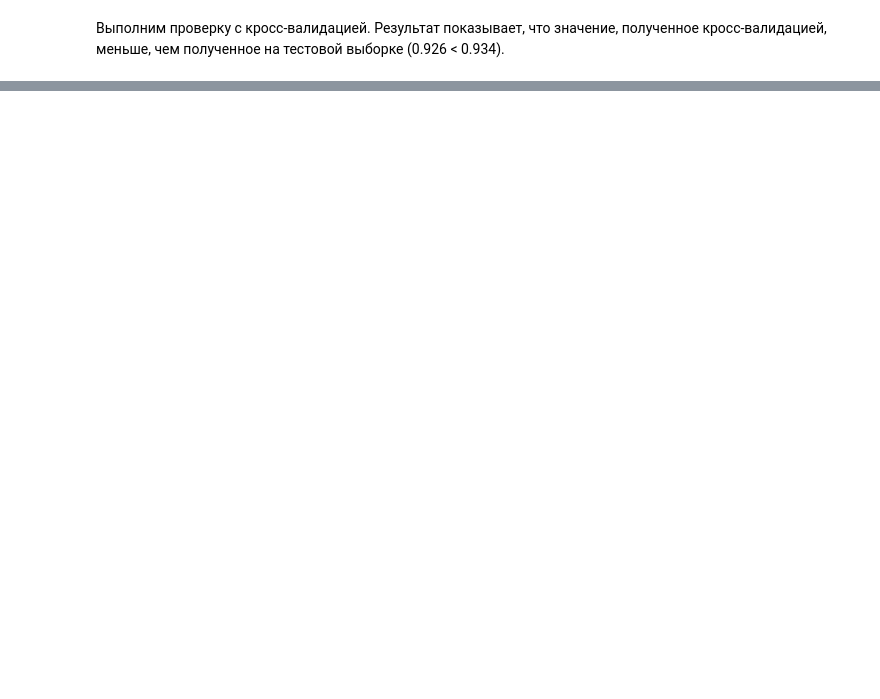
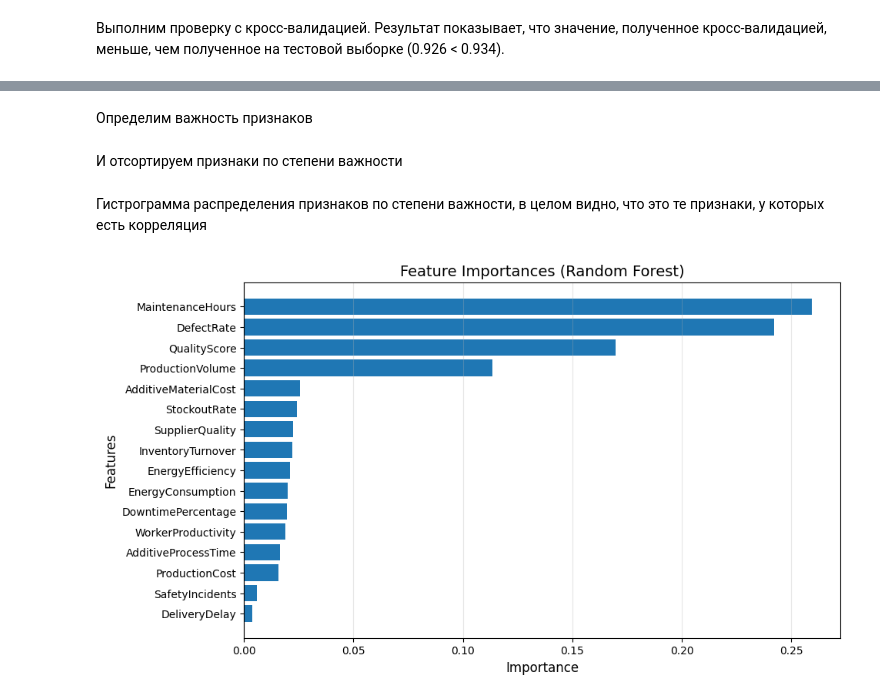
Before and after one commit to futoke/factory-ml, a Jupyter notebook: main.ipynb, the cells around one changed output, grey strips where cells are left out. Drawn from its saved outputs; the diff is of its cells as text; code cells hidden in the pictures; blank space fills up the shorter version.

```diff
--- a/main.ipynb
+++ b/main.ipynb
@@ -387,3 +407,7 @@ data_train, data_test, target_train, target_test = train_test_split(
+# %%
+scaler = StandardScaler()
+data_train = scaler.fit_transform(data_train)
+data_test = scaler.transform(data_test)
 # %% [markdown]
 ## Бейзлайн
 
@@ -434,0 +594,19 @@ np.float64(0.9260513416479188)
+# %%
+rf_model = RandomForestClassifier(
+    max_depth=None,
+    min_samples_leaf=1,
+    min_samples_split=20,
+    n_estimators=300
+)
+rf_model.fit(data_train, target_train)
+
+target_predict_rf = rf_model.predict(data_test)
+
+rf_accuracy = accuracy_score(target_test, target_predict_rf)
+rf_f1 = f1_score(target_test, target_predict_rf)
+
+print("Random Forest Model Performance:")
+print(f"Accuracy: {rf_accuracy:.4f}")
+print(f"F1 Score: {rf_f1:.4f}")
+print("\nClassification Report:")
+print(classification_report(target_test, target_predict_rf))
@@ -434,0 +783,24 @@ np.float64(0.9260513416479188)
+# %% [markdown]
+Определим важность признаков
+# %%
+feature_importances = rf_model.feature_importances_
+features = data.columns
+# %% [markdown]
+И отсортируем признаки по степени важности
+# %%
+sorted_indices = np.argsort(feature_importances)[::-1]
+sorted_features = features[sorted_indices]
+sorted_importances = feature_importances[sorted_indices]
+# %% [markdown]
+Гистрограмма распределения признаков по степени важности, в целом видно, что это те признаки, у которых есть корреляция
+# %%
+plt.figure(figsize=(10, 6))
+plt.barh(sorted_features, sorted_importances, align='center')
+plt.gca().invert_yaxis()
+plt.title('Feature Importances (Random Forest)', fontsize=14)
+plt.xlabel('Importance', fontsize=12)
+plt.ylabel('Features', fontsize=12)
+plt.grid(axis='x', alpha=0.3)
+plt.show();
+# %% [output]
+[figure, added]
```
Also changed, not shown: parts of 34 cells of this notebook, 2 other files.
